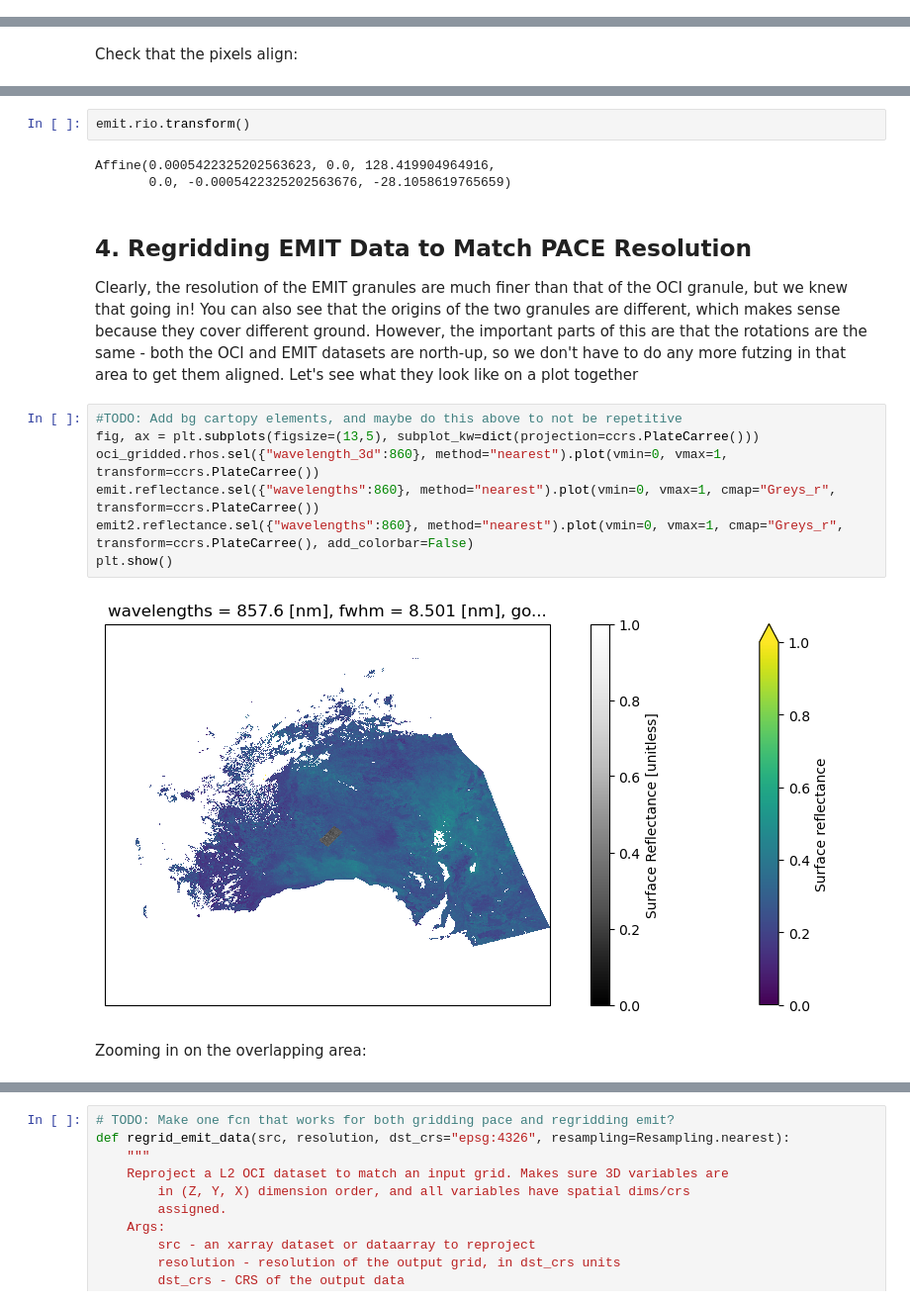
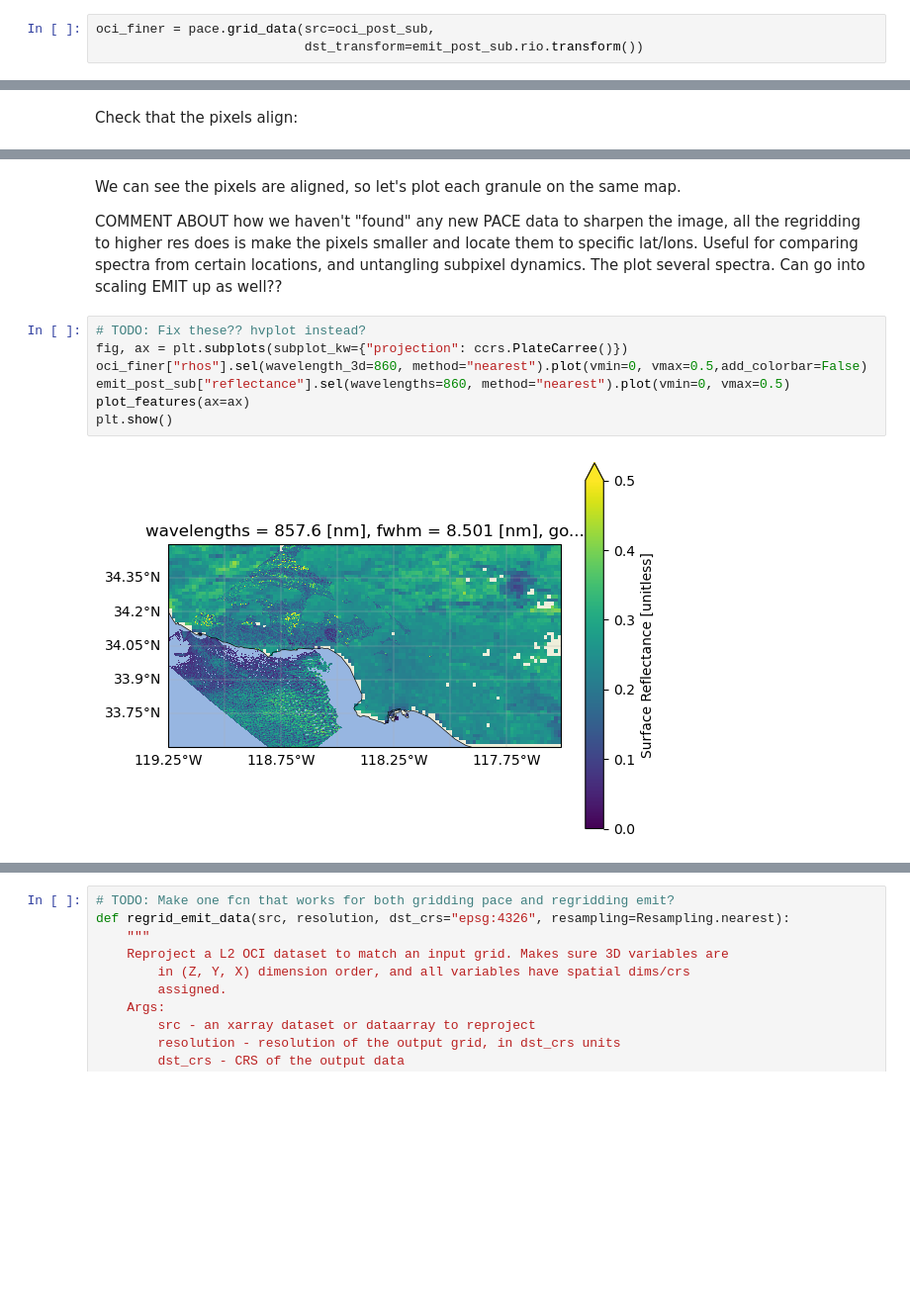
Before and after one commit to skyecaplan/pace_tutorials, a Jupyter notebook: pace_emit/02_Align_PACE_EMIT_Grids.ipynb, the cells around one changed output, grey strips where cells are left out. Shown at 99% size. Cells and saved outputs as stored; diff of their text form; blank space fills up the shorter version.

Commit message:
finer oci example and grid_data updates

```diff
--- a/pace_emit/02_Align_PACE_EMIT_Grids.ipynb
+++ b/pace_emit/02_Align_PACE_EMIT_Grids.ipynb
@@ -284,0 +292,3 @@ oci_finer.rhos.sel(wavelength_3d=860, method="nearest").plot()
+# %%
+oci_finer = pace.grid_data(src=oci_post_sub,
+                           dst_transform=emit_post_sub.rio.transform())
@@ -445,20 +311,13 @@ Let's take a look at the EMIT transform and see the differences:
-# %%
-emit.rio.transform()
-# %% [output]
-Affine(0.0005422325202563623, 0.0, 128.419904964916,
-       0.0, -0.0005422325202563676, -28.1058619765659)
-# %% [markdown]
-## 4. Regridding EMIT Data to Match PACE Resolution
-
-Clearly, the resolution of the EMIT granules are much finer than that of the OCI granule, but we knew that going in! You can also see that the origins of the two granules are different, which makes sense because they cover different ground. However, the important parts of this are that the rotations are the same - both the OCI and EMIT datasets are north-up, so we don't have to do any more futzing in that area to get them aligned. Let's see what they look like on a plot together
+# %% [markdown]
+We can see the pixels are aligned, so let's plot each granule on the same map.
+
+COMMENT ABOUT how we haven't "found" any new PACE data to sharpen the image, all the regridding to higher res does is make the pixels smaller and locate them to specific lat/lons. Useful for comparing spectra from certain locations, and untangling subpixel dynamics. The plot several spectra. Can go into scaling EMIT up as well??
 # %%
-#TODO: Add bg cartopy elements, and maybe do this above to not be repetitive
-fig, ax = plt.subplots(figsize=(13,5), subplot_kw=dict(projection=ccrs.PlateCarree()))
-oci_gridded.rhos.sel({"wavelength_3d":860}, method="nearest").plot(vmin=0, vmax=1, transform=ccrs.PlateCarree())
-emit.reflectance.sel({"wavelengths":860}, method="nearest").plot(vmin=0, vmax=1, cmap="Greys_r", transform=ccrs.PlateCarree())
-emit2.reflectance.sel({"wavelengths":860}, method="nearest").plot(vmin=0, vmax=1, cmap="Greys_r", transform=ccrs.PlateCarree(), add_colorbar=False)
+# TODO: Fix these?? hvplot instead?
+fig, ax = plt.subplots(subplot_kw={"projection": ccrs.PlateCarree()})
+oci_finer["rhos"].sel(wavelength_3d=860, method="nearest").plot(vmin=0, vmax=0.5,add_colorbar=False)
+emit_post_sub["reflectance"].sel(wavelengths=860, method="nearest").plot(vmin=0, vmax=0.5)
+plot_features(ax=ax)
 plt.show()
 # %% [output]
-[figure, old version]
+[figure, new version]
-# %% [markdown]
-Zooming in on the overlapping area:
```
Also changed, not shown: parts of 22 cells of this notebook, 2 other files.
